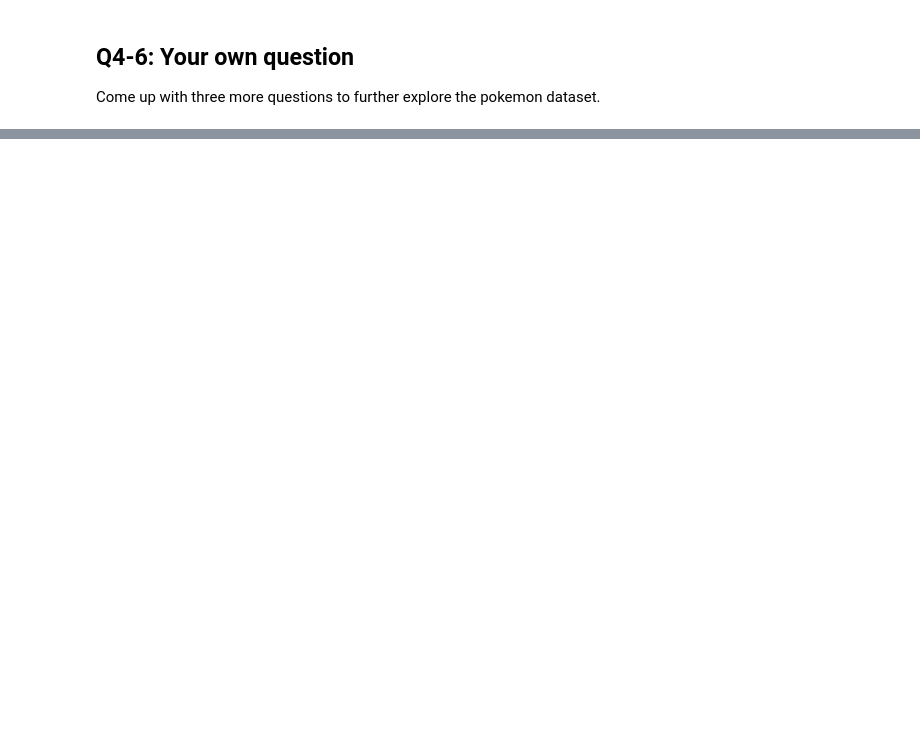
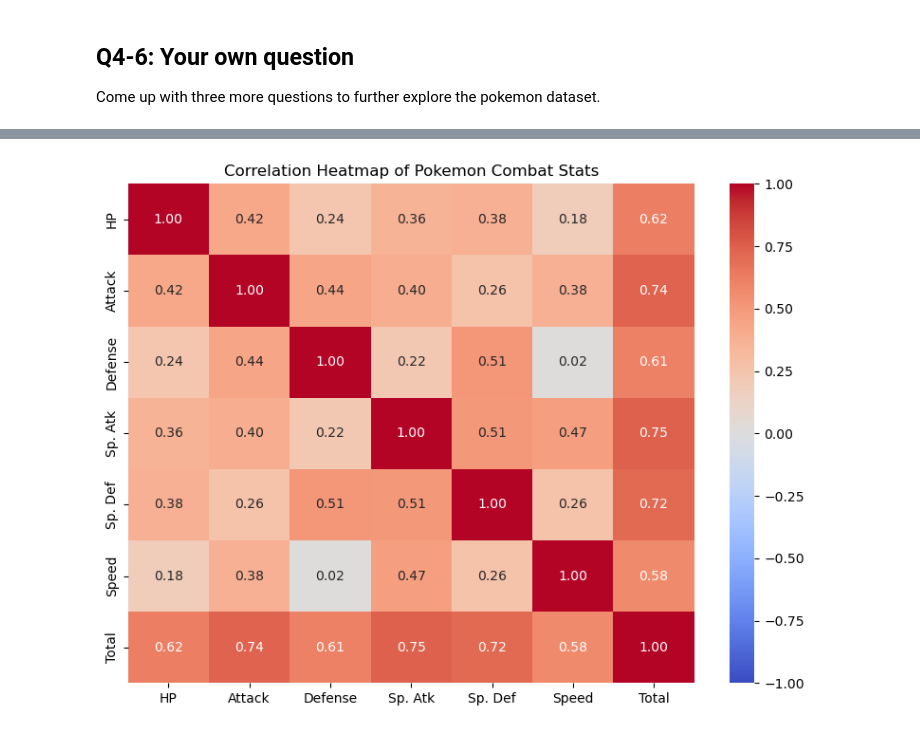
Before and after one commit to CS133-DataVisualization/cl-and-homework-hovak101, a Jupyter notebook: M03_HW03_seaborn.ipynb, the cells around one changed output, grey strips where cells are left out. Saved outputs shown, nothing was run; the diff lists cells and outputs as text; code cells hidden in the pictures; blank space fills up the shorter version.

```diff
--- a/M03_HW03_seaborn.ipynb
+++ b/M03_HW03_seaborn.ipynb
@@ -76,0 +132,10 @@ Your question(s) . . .
+# %%
+stats_cols = ['HP', 'Attack', 'Defense', 'Sp. Atk', 'Sp. Def', 'Speed', 'Total']
+corr = pokemon_df[stats_cols].corr()
+plt.figure(figsize=(8, 6))
+sns.heatmap(corr, annot=True, fmt='.2f', cmap='coolwarm', vmin=-1, vmax=1)
+plt.title("Correlation Heatmap of Pokemon Combat Stats")
+plt.tight_layout()
+plt.show()
+# %% [output]
+[figure, added]
```
Also changed, not shown: parts of 11 cells of this notebook.
